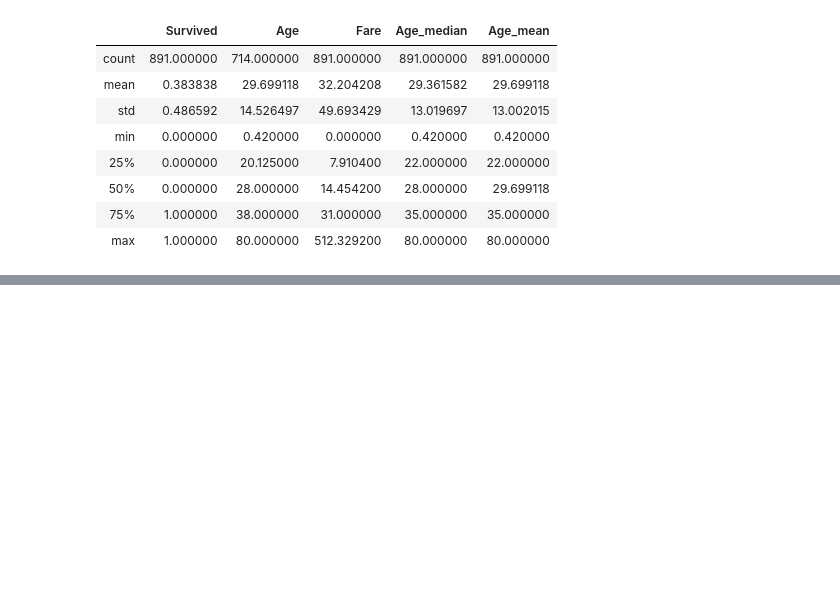
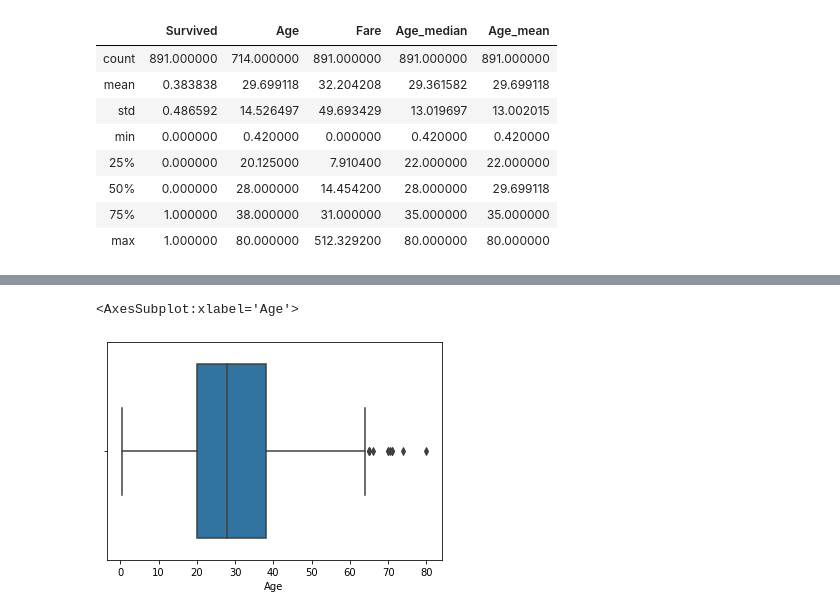
Before and after one commit to pcrespoo/keep-coding, a Jupyter notebook: Feature_Engineering_Playlist/missing_values_handling.ipynb, the cells around one changed output, grey strips where cells are left out. Saved outputs shown, nothing was run; the diff lists cells and outputs as text; code cells hidden in the pictures; blank space fills up the shorter version.

```diff
--- a/Feature_Engineering_Playlist/missing_values_handling.ipynb
+++ b/Feature_Engineering_Playlist/missing_values_handling.ipynb
@@ -166,0 +268,5 @@ df.describe()
+# %%
+sns.boxplot('Age',data=df)
+# %% [output]
+<AxesSubplot:xlabel='Age'>
+[figure, added]
```
Also changed, not shown: parts of 30 cells of this notebook.
